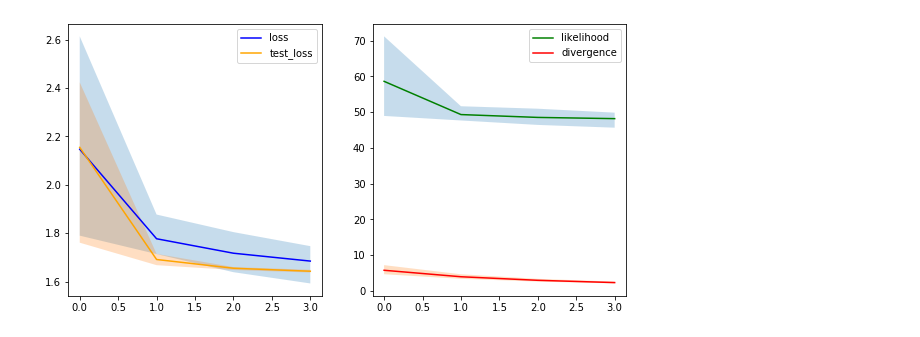
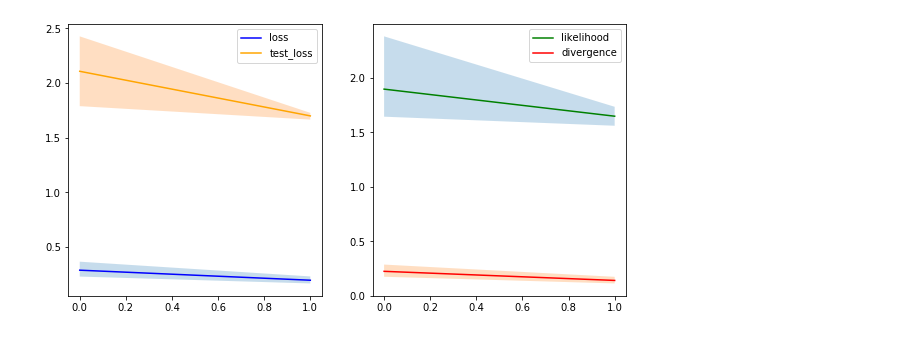
Before and after one commit to Mirko-Nava/BayesianNeuralNetworks, a Jupyter notebook: ffnn.ipynb, the cells around one changed output. Drawn from its saved outputs; the diff is of its cells as text; code cells hidden in the pictures.

```diff
--- a/ffnn.ipynb
+++ b/ffnn.ipynb
@@ -10,7 +10,7 @@ import matplotlib.pyplot as plt
 from torchvision import datasets, transforms
 from bnn import BayesianNeuralNetwork, BayesianConvolutionalNeuralNetwork, KLDivergence
 
-epochs = 4
+epochs = 2
 batch_size = 256
 learning_rate = 5e-4
 validation_frequency = 100
@@ -91,16 +73,13 @@ for epoch in epochs_logger:
         x, y = x.to(device), y.to(device)
         optimizer.zero_grad()
 
-        preds = []
-        likelihood = 0
-        divergence = 0
-        for _ in range(samples):
-            pred = model(x)
-            preds.append(pred)
-            likelihood += loss_function(pred, y)
-            divergence += kld(model)
+        preds = model(x)
+        divergence = kld(model)
+        likelihood = torch.stack([
+            loss_function(pred, y) for pred in preds
+        ]).mean()
 
-        loss = (likelihood + divergence) / samples
+        loss = divergence + (likelihood) / samples
         loss.backward()
         optimizer.step()
         ent = entropy(torch.stack(preds, dim=-1))
@@ -113,45 +92,44 @@ for epoch in epochs_logger:
                 for test_x, test_y in test_loader:
                     test_x, test_y = test_x.to(device), test_y.to(device)
 
-                    test_preds = []
-                    for _ in range(samples):
-                        test_pred = model(test_x)
-                        test_loss += loss_function(test_pred, test_y)
-                        test_preds.append(test_pred)
+                    test_preds = model(test_x)
+                    test_loss += torch.stack([
+                        loss_function(pred, test_y) for pred in test_preds
+                    ]).mean()
 
                     test_accuracy += (torch.stack(test_preds, dim=-1).prod(dim=-1).argmax(dim=-1) == test_y).to(torch.float).mean()
 
-            test_loss /= (len(test_loader.dataset) / batch_size) * samples
-            test_accuracy /= (len(test_loader.dataset) / batch_size)
+            test_loss /= len(test_loader.dataset) / batch_size
+            test_accuracy /= len(test_loader.dataset) / batch_size
 
         history = history.append({
             'epoch': epoch,
             'step': step,
             'loss': loss.item(),
             'entropy': ent.mean().item(),
             'likelihood': likelihood.item(),
             'divergence': divergence.item(),
             'test_loss': test_loss.item(),
             'test_accuracy': test_accuracy.item()
         }, ignore_index=True)
 
         history_for_this_epoch = history.query(f'epoch == {epoch}')
         mean_values = history_for_this_epoch.mean(axis=0)
         mean_loss = mean_values['loss']
         mean_entropy = mean_values['entropy']
         mean_likelihood = mean_values['likelihood']
         mean_divergence = mean_values['divergence']
         mean_test_loss = mean_values['test_loss']
         mean_test_accuracy = mean_values['test_accuracy']
 
         log_str = f'loss: {mean_loss:.4f}, entropy: {mean_entropy:.4f}, test_loss: {mean_test_loss:.4f}, test_accuracy: {mean_test_accuracy:.4f}'
         steps_logger.set_postfix_str(log_str)
     epochs_logger.set_postfix_str(log_str)
 
 fig, axs = plt.subplots(1, 2, figsize=(10, 5))
 plot_lines(history, ['loss', 'test_loss'], ['blue', 'orange'], axs[0], show_range=True)
 plot_lines(history, ['likelihood', 'divergence'], ['green', 'red'], axs[1], show_range=True)
 # %% [output]
-[figure, old version]
+[figure, new version]
 # %%
 def plot_preds(im, label, model):
```
Also changed, not shown: parts of 3 cells of this notebook, 1 other file.
